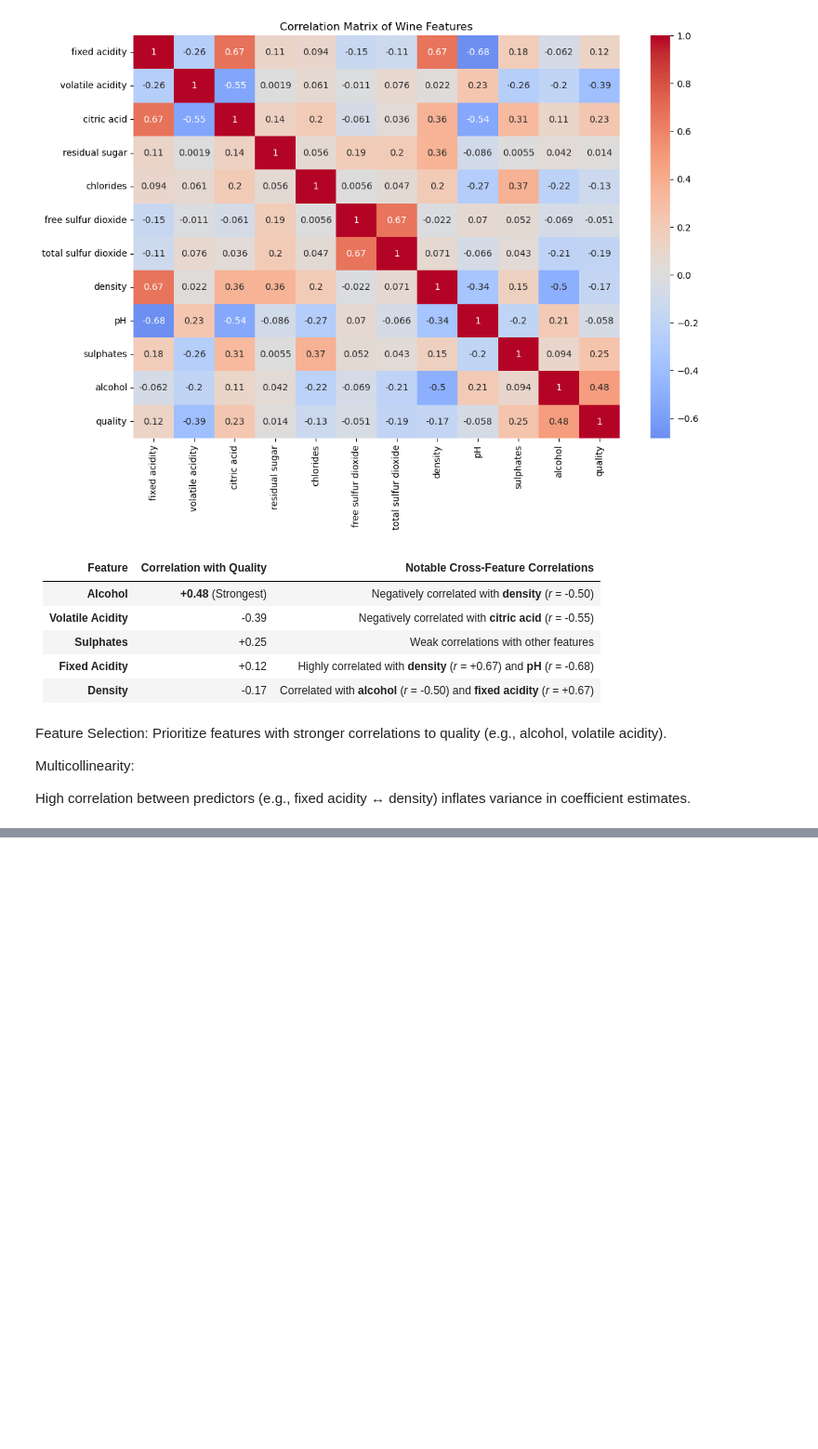
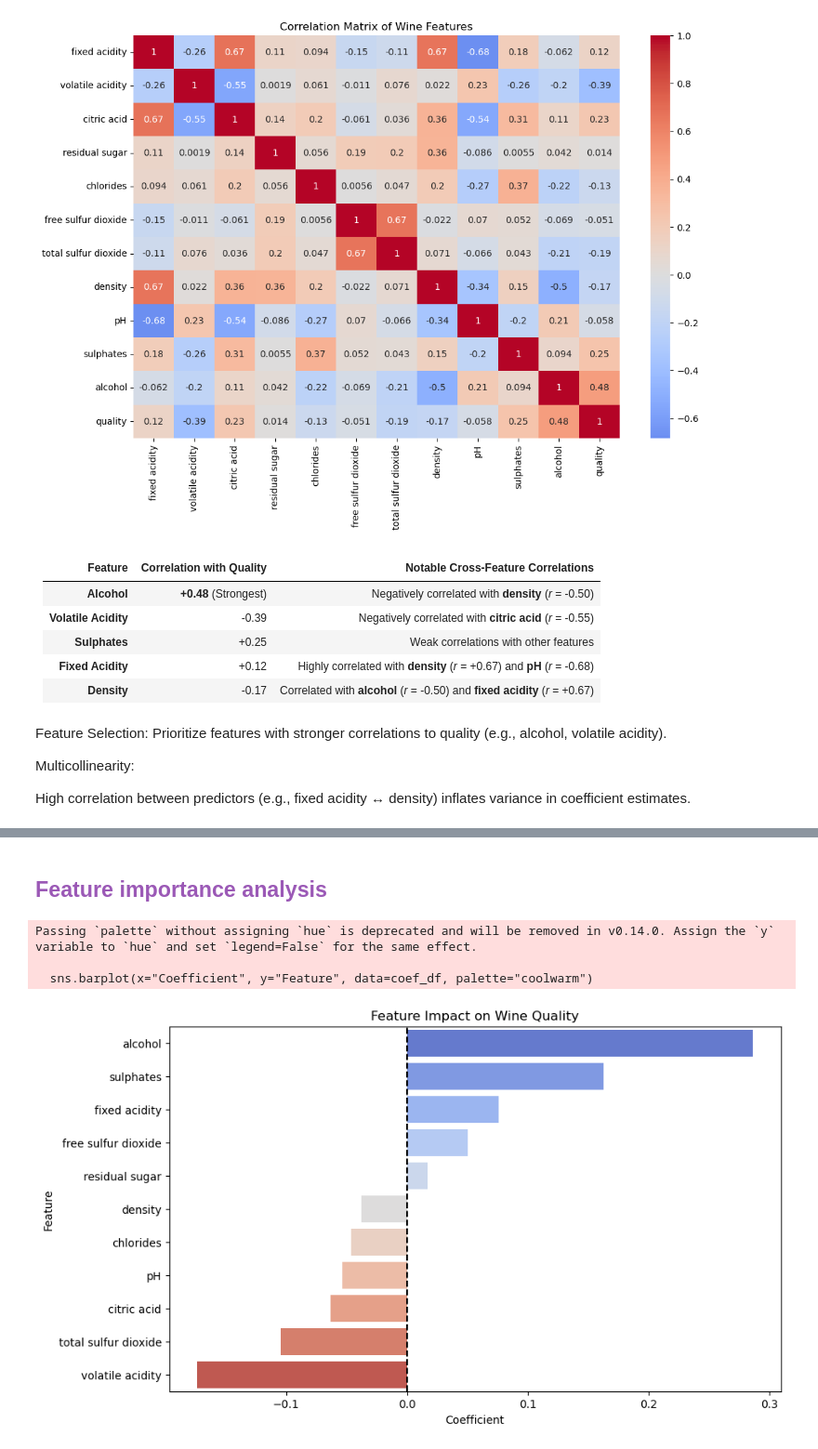
Before and after one commit to SherinDZerogithub/ML-Wine-Predicting-Model-CS1, a Jupyter notebook: wine_quality_predicting_model/notebooks/FC211044_SeriniPuwakgolla/linearRegression.ipynb, the cells around one changed output, grey strips where cells are left out. Shown at 93% size. Drawn from its saved outputs; the diff is of its cells as text; code cells hidden in the pictures; blank space fills up the shorter version.

Commit message:
LinearRegressionDone

```diff
--- a/wine_quality_predicting_model/notebooks/FC211044_SeriniPuwakgolla/linearRegression.ipynb
+++ b/wine_quality_predicting_model/notebooks/FC211044_SeriniPuwakgolla/linearRegression.ipynb
@@ -272,0 +287,9 @@ High correlation between predictors (e.g., fixed acidity ↔ density) inflates v
+# %%
+# Load and prepare data (using your preprocessed wine_cleaned)
+X = wine_cleaned.drop('quality', axis=1)
+y = wine_cleaned['quality']
+
+# Train/Test Split (80/20)
+X_train, X_test, y_train, y_test = train_test_split(
+    X, y, test_size=0.2, random_state=42
+)
@@ -272,0 +315,10 @@ High correlation between predictors (e.g., fixed acidity ↔ density) inflates v
+# %%
+# Feature Scaling (Critical for linear models!)
+scaler = StandardScaler()
+
+# Fit the scaler on the training data and transform both train and test sets
+# Note: Always fit on training data only to avoid data leakage
+X_train_scaled = scaler.fit_transform(X_train)
+
+# Transform the test set using the same scaler
+X_test_scaled = scaler.transform(X_test)
@@ -272,0 +365,9 @@ High correlation between predictors (e.g., fixed acidity ↔ density) inflates v
+# %%
+
+lr = LinearRegression()
+lr.fit(X_train_scaled, y_train)
+
+print("\nScikit-Learn Coefficients:")
+print(f"Bias: {lr.intercept_:.4f}")
+for name, coef in zip(X.columns, lr.coef_):
+    print(f"  {name}: {coef:.4f}")
@@ -272,0 +388,19 @@ High correlation between predictors (e.g., fixed acidity ↔ density) inflates v
+# %% [markdown]
+##  <span style="color:  #9b59b6;"> Feature importance analysis <span>
+# %%
+
+coef_df = pd.DataFrame({
+    "Feature": X.columns,
+    "Coefficient": lr.coef_
+}).sort_values("Coefficient", ascending=False)
+
+plt.figure(figsize=(10, 6))
+sns.barplot(x="Coefficient", y="Feature", data=coef_df, palette="coolwarm")
+plt.axvline(x=0, color='k', linestyle='--')
+plt.title("Feature Impact on Wine Quality")
+plt.show()
+# %% [output]
+Passing `palette` without assigning `hue` is deprecated and will be removed in v0.14.0. Assign the `y` variable to `hue` and set `legend=False` for the same effect.
+
+  sns.barplot(x="Coefficient", y="Feature", data=coef_df, palette="coolwarm")
+[figure, added]
```
Also changed, not shown: parts of 12 cells of this notebook.
